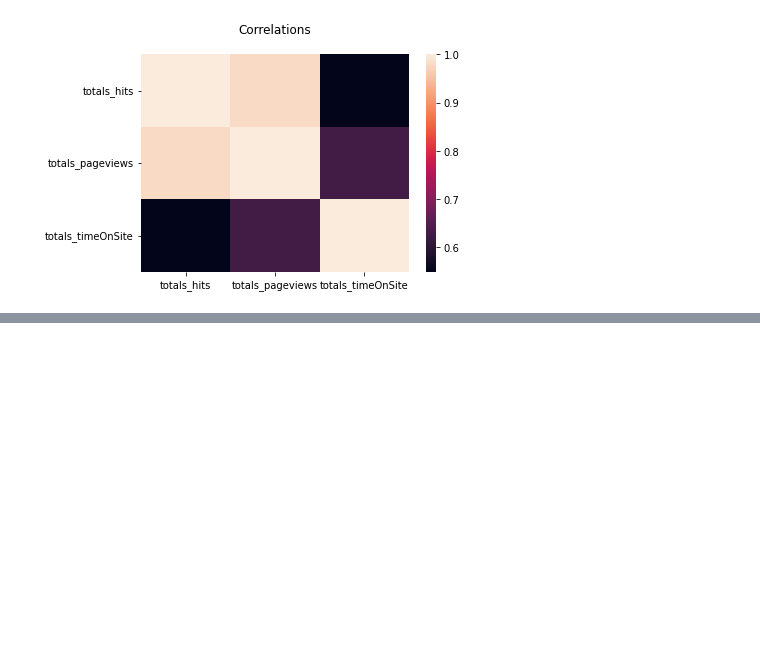
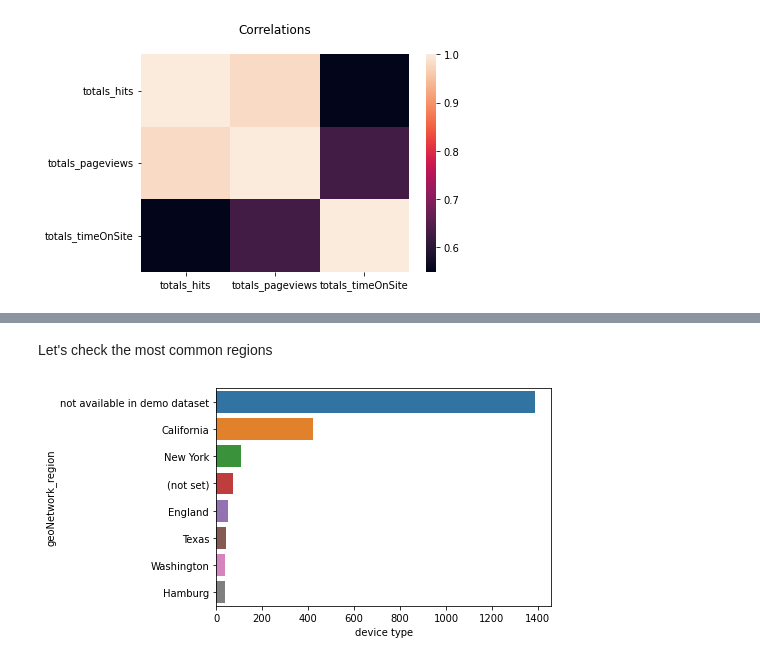
Before and after one commit to lamparelli/analytics_eda, a Jupyter notebook: eda.ipynb, the cells around one changed output, grey strips where cells are left out. Drawn from its saved outputs; the diff is of its cells as text; code cells hidden in the pictures; blank space fills up the shorter version.

```diff
--- a/eda.ipynb
+++ b/eda.ipynb
@@ -382,0 +401,10 @@ sns.heatmap(df.drop(columns=["id", "fullVisitorId"]).select_dtypes(include=np.nu
+# %% [markdown]
+Let's check the most common regions
+# %%
+numRegionsToShow = 8
+
+ax = sns.countplot(data=df, y="geoNetwork_region", order=df.geoNetwork_region.value_counts()[:numRegionsToShow].index)
+ax.set(xlabel="device type")
+plt.show()
+# %% [output]
+[figure, added]
```
Also changed, not shown: parts of 4 cells of this notebook.
